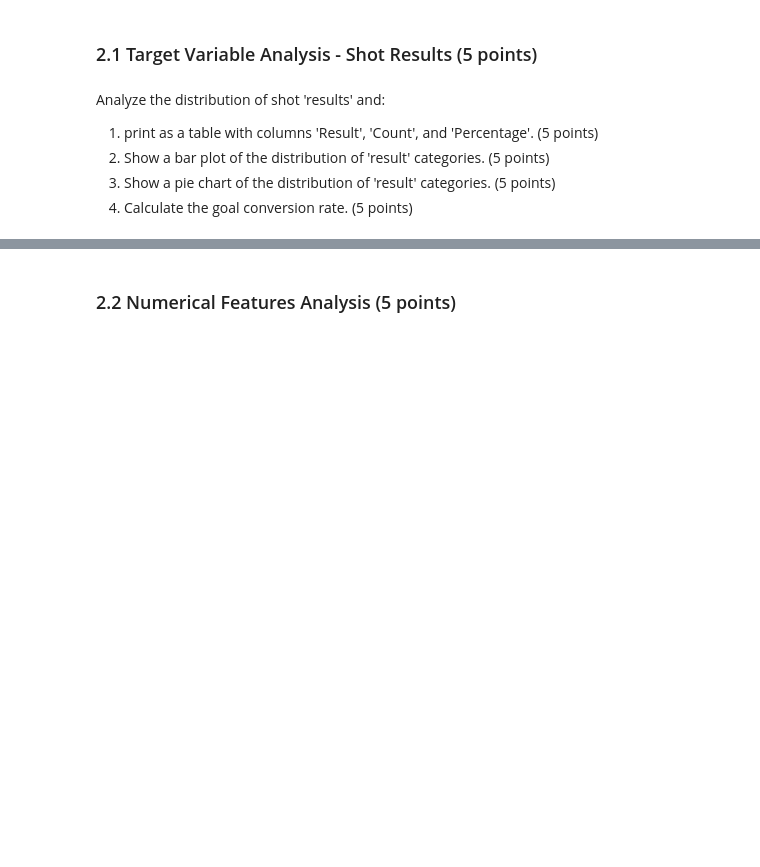
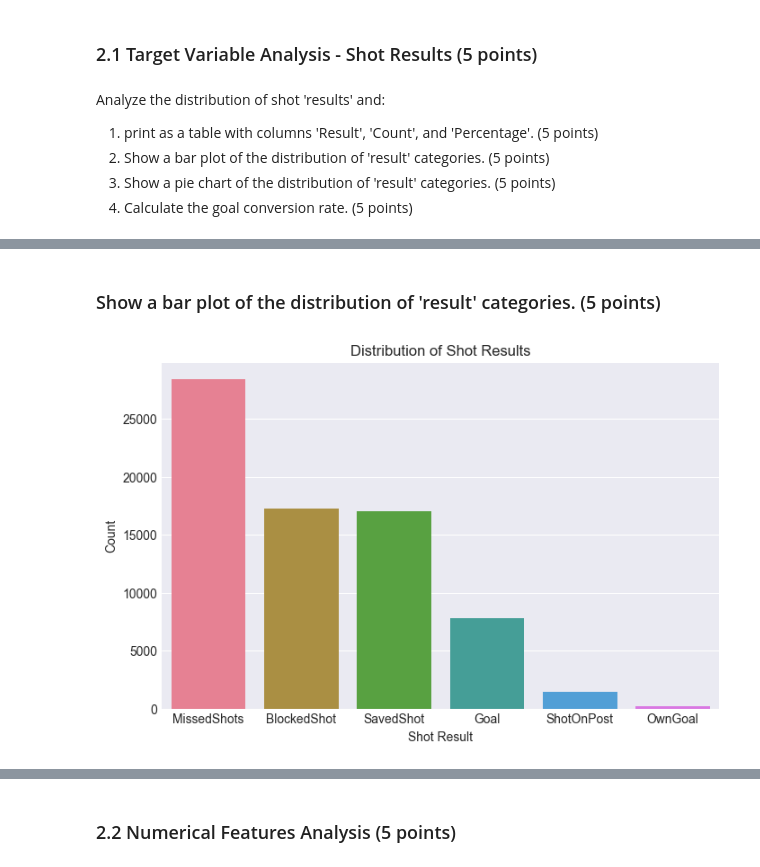
Before and after one commit to ChWasam/ds701_fa25_midterm_challenge_sports, a Jupyter notebook: LALIGA_Analysis_Challenge.ipynb, the cells around one changed output, grey strips where cells are left out. Cells and saved outputs as stored; diff of their text form; code cells hidden in the pictures; blank space fills up the shorter version.

```diff
--- a/LALIGA_Analysis_Challenge.ipynb
+++ b/LALIGA_Analysis_Challenge.ipynb
@@ -196,0 +247,11 @@ Analyze the distribution of shot 'results' and:
+# %% [markdown]
+### Show a bar plot of the distribution of 'result' categories. (5 points)
+# %%
+plt.figure(figsize=(8, 5))
+sns.countplot(data=df, x='result', order=df['result'].value_counts().index, palette='husl')
+plt.title('Distribution of Shot Results')
+plt.xlabel('Shot Result')
+plt.ylabel('Count')
+plt.show()
+# %% [output]
+[figure, added]
```
Also changed, not shown: parts of 76 cells of this notebook.
